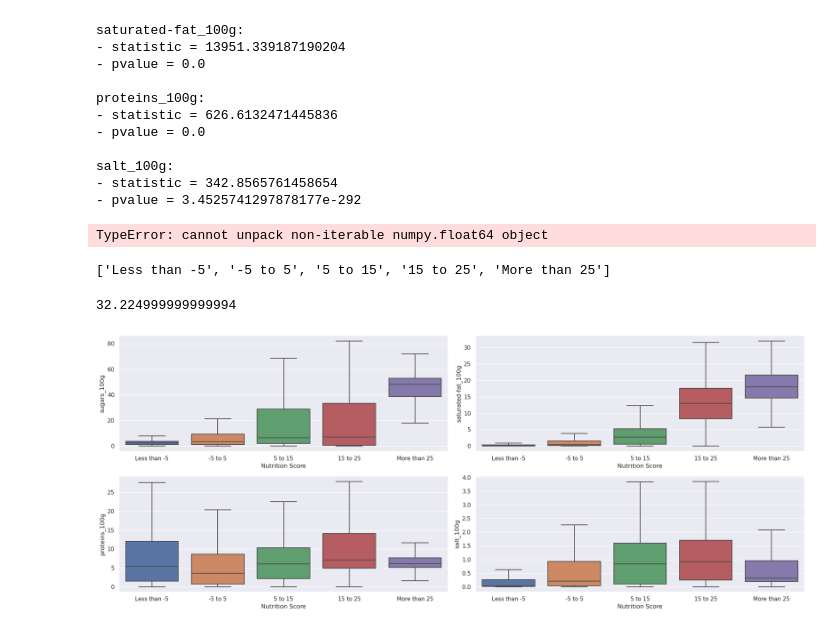
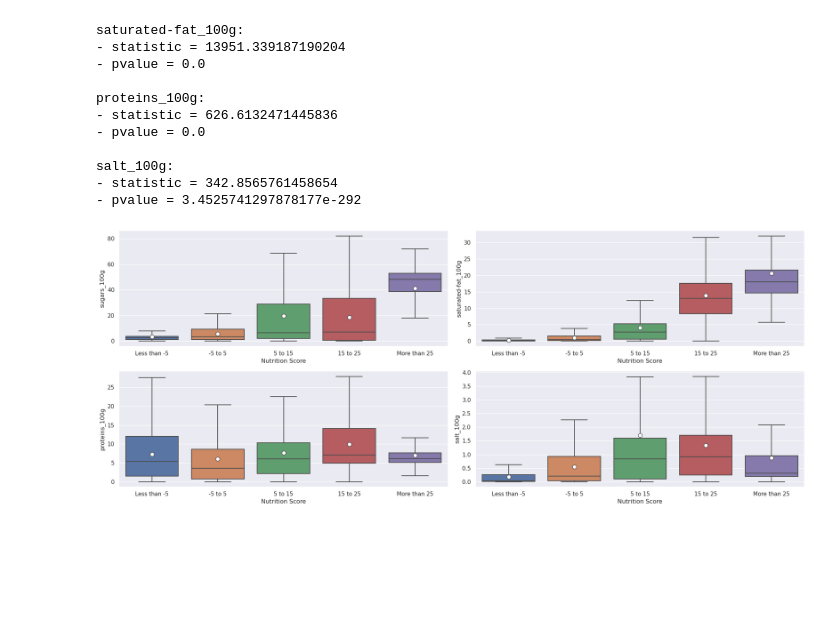
Before and after one commit to vicmcl/open_food_facts, a Jupyter notebook: src/notebook.ipynb, the cells around one changed output. Drawn from its saved outputs; the diff is of its cells as text; code cells hidden in the pictures; blank space fills up the shorter version.

```diff
--- a/src/notebook.ipynb
+++ b/src/notebook.ipynb
@@ -620,11 +635,12 @@ Top 3 creator: ['openfoodfacts-contributors', 'tacite', 'sebleouf']
 ## ANOVA
 # %%
 bins = [-float('inf'), -5, 5, 15, 25, float('inf')]
+group_labels = ['Less than -5', '-5 to 5', '5 to 15', '15 to 25', 'More than 25']
 
 grouped_scores = pd.cut(
     selected_data['nutrition-score-uk_100g'],
     bins=bins,
-    labels=['Less than -5', '-5 to 5', '5 to 15', '15 to 25', 'More than 25'],
+    labels=group_labels,
 )
 
 dict_groups = dict()
@@ -641,11 +657,10 @@ for i, nutrition_data in enumerate(numerical_data_100g):
     dict_groups[nutrition_data] = groups.apply(lambda df: df.reset_index())[nutrition_data].unstack().T
 
     st = f_oneway(
-        selected_data[nutrition_data][groups.groups['Less than -5']],
-        selected_data[nutrition_data][groups.groups['-5 to 5']],
-        selected_data[nutrition_data][groups.groups['5 to 15']],
-        selected_data[nutrition_data][groups.groups['15 to 25']],
-        selected_data[nutrition_data][groups.groups['More than 25']],
+        *[
+            selected_data[nutrition_data][groups.groups[label]]
+            for label in group_labels
+        ]
     )
 
     print(f'{nutrition_data}: \n- statistic = {st.statistic}\n- pvalue = {st.pvalue}\n')
@@ -665,28 +680,19 @@ proteins_100g:
 salt_100g:
 - statistic = 342.8565761458654
 - pvalue = 3.4525741297878177e-292
-# %%
-[[q1, q3] for  (q1, q3) in np.percentile(dict_groups['saturated-fat_100g']['Less than -5'].dropna(), [25, 75])]
-# %% [output]
-TypeError: cannot unpack non-iterable numpy.float64 object
-# %%
-[score for score in dict_groups['saturated-fat_100g']]
-# %% [output]
-['Less than -5', '-5 to 5', '5 to 15', '15 to 25', 'More than 25']
-# %%
-max(dict_groups['saturated-fat_100g'].quantile(0.75) + 1.5 * (dict_groups['saturated-fat_100g'].quantile(0.75) - dict_groups['saturated-fat_100g'].quantile(0.25)))
-# %% [output]
-32.224999999999994
 # %%
 fig = plt.figure(figsize=(20,8))
 
 for i, key in enumerate(dict_groups):
     fig.add_subplot(2, 2, i+1)
-    sns.boxplot(data=dict_groups[key], showfliers=False)
+    sns.boxplot(data=dict_groups[key], showfliers=False, showmeans=True, meanprops={"marker":"o",
+                       "markerfacecolor":"white",
+                       "markeredgecolor":"#4c4c4c",
+                      "markersize":"8"})
     plt.xlabel('Nutrition Score')
     plt.ylabel(key)
 
 plt.tight_layout()
 plt.show()
 # %% [output]
-[figure, old version]
+[figure, new version]
```
Also changed, not shown: parts of 2 cells of this notebook.
